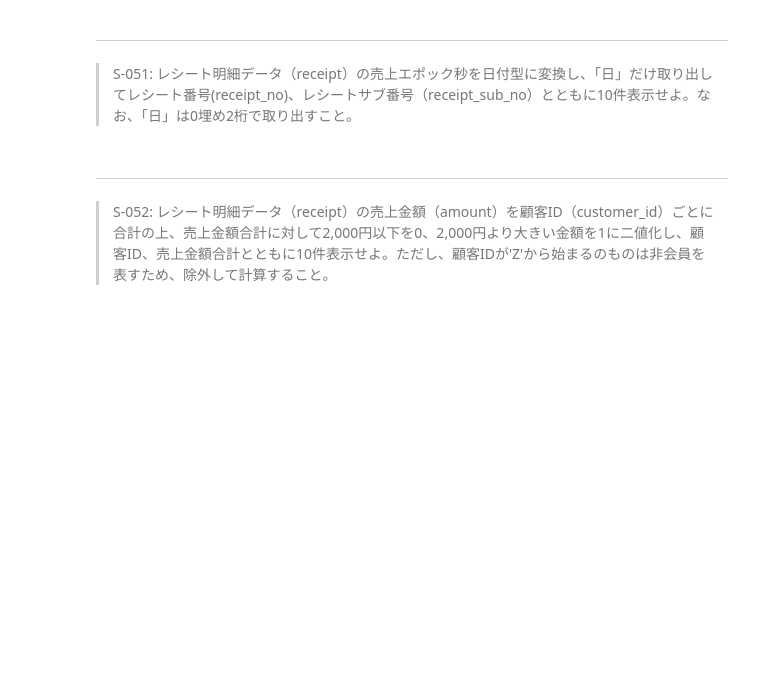
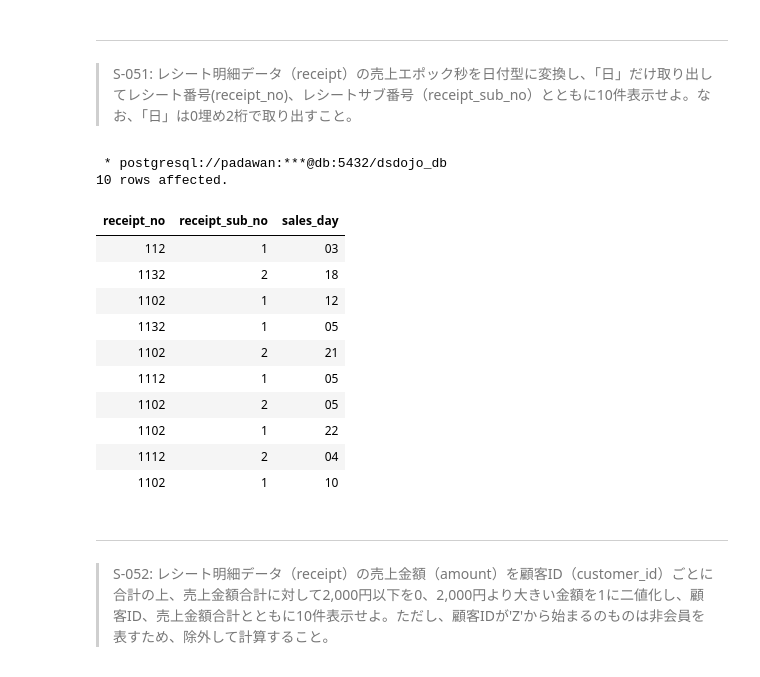
Before and after one commit to KJR020/100knocks-preprocess, a Jupyter notebook: docker/work/preprocess_knock_SQL.ipynb, the cells around one changed output. Saved outputs shown, nothing was run; the diff lists cells and outputs as text; code cells hidden in the pictures; blank space fills up the shorter version.

```diff
--- a/docker/work/preprocess_knock_SQL.ipynb
+++ b/docker/work/preprocess_knock_SQL.ipynb
@@ -1542,3 +1540,27 @@ LIMIT 10
+# %%
+%%sql
+
+SELECT
+    receipt_no,
+    receipt_sub_no,
+    TO_CHAR(EXTRACT(DAY FROM TO_TIMESTAMP(sales_epoch)), 'FM00') AS sales_day
+FROM receipt
+LIMIT 10
+;
+# %% [output]
+ * postgresql://padawan:***@db:5432/dsdojo_db
+10 rows affected.
+| receipt_no | receipt_sub_no | sales_day |
+| 112 | 1 | 03 |
+| 1132 | 2 | 18 |
+| 1102 | 1 | 12 |
+| 1132 | 1 | 05 |
+| 1102 | 2 | 21 |
+| 1112 | 1 | 05 |
+| 1102 | 2 | 05 |
+| 1102 | 1 | 22 |
+| 1112 | 2 | 04 |
+| 1102 | 1 | 10 |
 # %% [markdown]
 ---
 > S-052: レシート明細データ（receipt）の売上金額（amount）を顧客ID（customer_id）ごとに合計の上、売上金額合計に対して2,000円以下を0、2,000円より大きい金額を1に二値化し、顧客ID、売上金額合計とともに10件表示せよ。ただし、顧客IDが'Z'から始まるのものは非会員を表すため、除外して計算すること。
```
Also changed, not shown: parts of 3 cells of this notebook.
